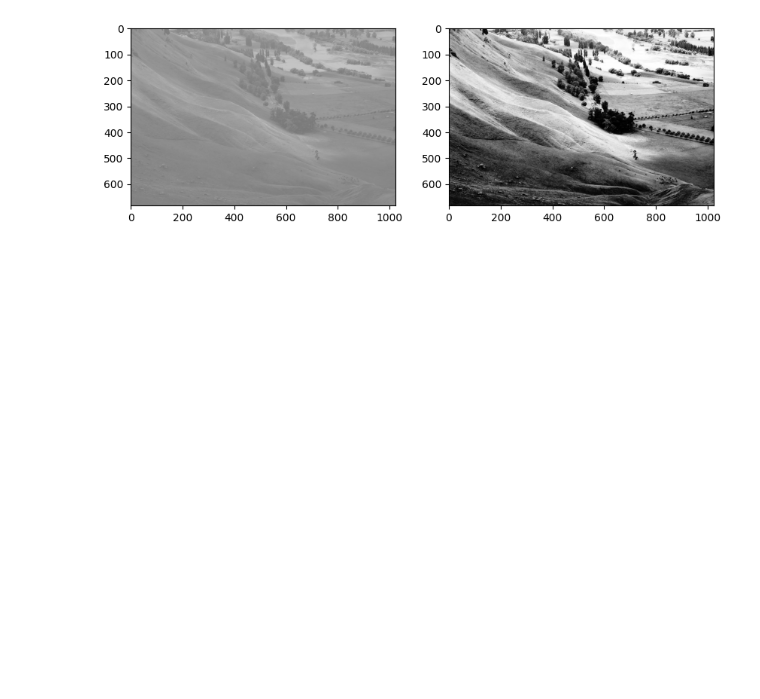
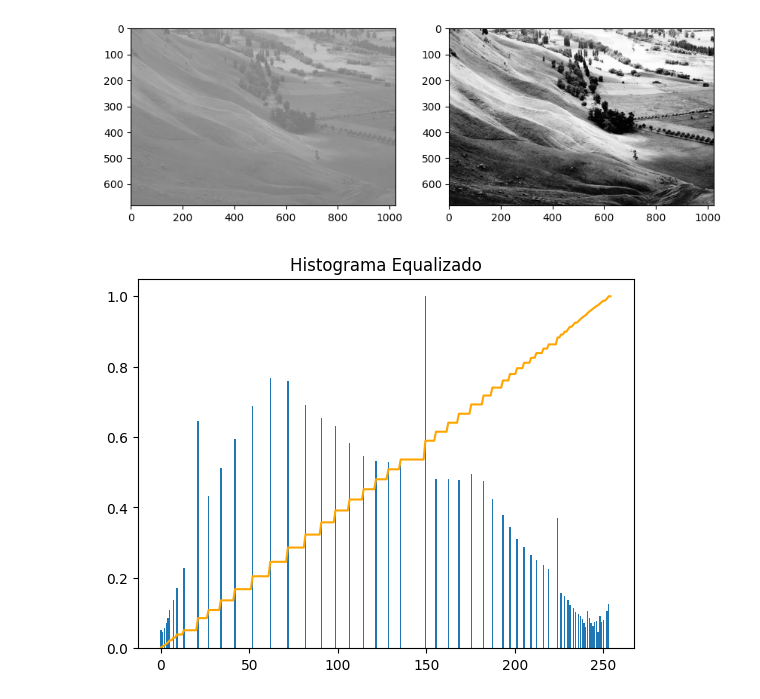
Before and after one commit to TheKiesling/computer-vision, a Jupyter notebook: lab1.ipynb, the cells around one changed output. Saved outputs shown, nothing was run; the diff lists cells and outputs as text; code cells hidden in the pictures; blank space fills up the shorter version.

```diff
--- a/lab1.ipynb
+++ b/lab1.ipynb
@@ -51,5 +70,10 @@ plt.imshow(image_equalized, cmap='gray')
 plt.show()
 # %% [output]
 [figure]
+# %%
+fig, ax = plot_histogram(image_equalized, "Histograma Equalizado")
+fig.show()
+# %% [output]
+[figure, added]
 # %%
 plt.figure(figsize=(15,5))
```
Also changed, not shown: parts of 12 cells of this notebook.
